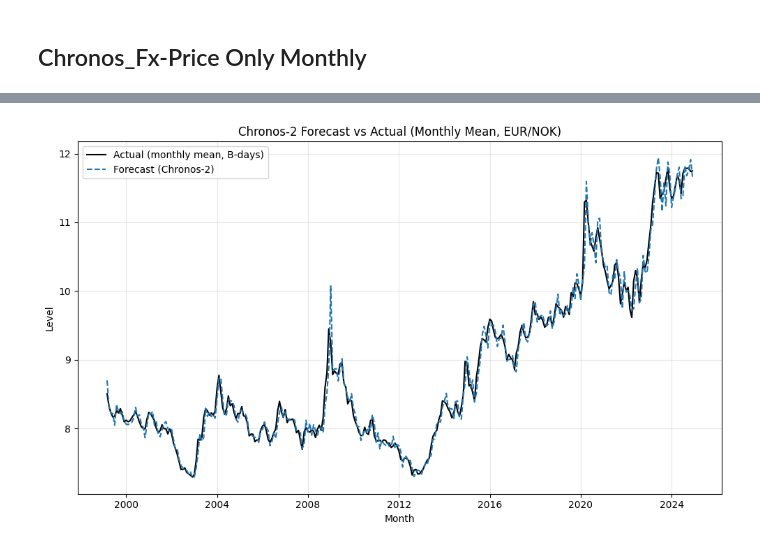
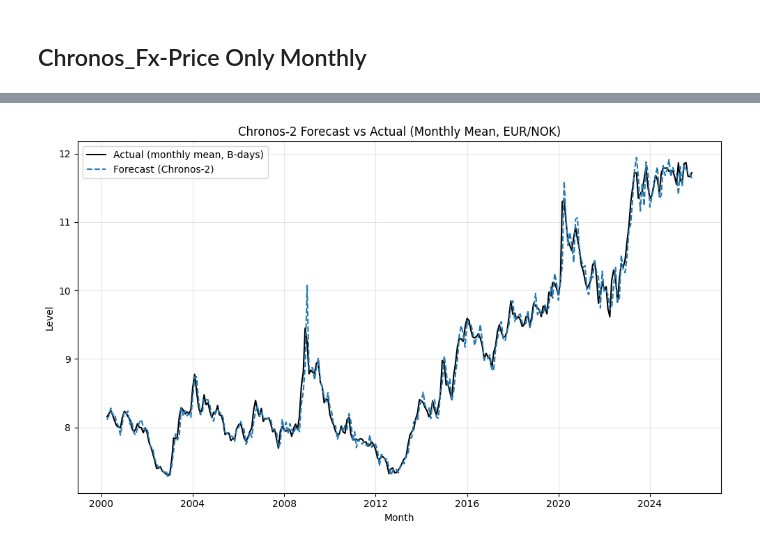
Before and after one commit to bredeespelid/Chronos_FX, a Jupyter notebook: src/ChronosPriceMonthly.ipynb, the cells around one changed output, grey strips where cells are left out. Drawn from its saved outputs; the diff is of its cells as text; code cells hidden in the pictures.

```diff
--- a/src/ChronosPriceMonthly.ipynb
+++ b/src/ChronosPriceMonthly.ipynb
@@ -11,7 +11,7 @@ pipeline = BaseChronosPipeline.from_pretrained("amazon/chronos-2", device_map="c
 # -*- coding: utf-8 -*-
 """
 Chronos-2 – EUR/NOK walk-forward (monthly, levels), point forecast only
-- Data: GitHub CSV (semicolon-separated; decimal comma), forward-filled to daily
+- Data: GitHub CSV (daily panel); bruker kun EUR_NOK-kolonnen
 - Cut: last business day of previous month
 - Forecast: next calendar month at daily frequency -> aggregate to monthly mean over business days
 - Metrics: Observations, RMSE, MAE, Directional accuracy
@@ -22,7 +22,7 @@ Chronos-2 – EUR/NOK walk-forward (monthly, levels), point forecast only
 from __future__ import annotations
 import io, time, math
 from dataclasses import dataclass
-from typing import Optional, Tuple, Dict, List, Callable
+from typing import Optional, Tuple, Dict, Callable
 
 import numpy as np
 import pandas as pd
@@ -38,7 +38,11 @@ from chronos import BaseChronosPipeline  # from chronos-forecasting>=2.0
 # -----------------------------
 @dataclass
 class Config:
-    url: str = "https://raw.githubusercontent.com/bredeespelid/Data_MasterOppgave/refs/heads/main/EURNOK/EUR_NOK_NorgesBank.csv"
+    # Endret til all-variables-lenken (daily panel)
+    url: str = (
+        "https://raw.githubusercontent.com/bredeespelid/"
+        "Data_MasterOppgave/refs/heads/main/Variables/All_Variables/variables_daily.csv"
+    )
     m_freq: str = "M"         # monthly evaluation
     min_hist_days: int = 40
     max_context: int = 2048
@@ -50,6 +54,7 @@ class Config:
     fig_pdf: str = "Chronos2M.pdf"
 
 CFG = Config()
+TARGET_SERIES = "EUR_NOK"
 
 # -----------------------------
 # Download helper
@@ -75,35 +80,43 @@ def download_csv_text(url: str, retries: int, timeout: int) -> str:
 # -----------------------------
 def load_series(url: str) -> Tuple[pd.Series, pd.Series]:
     """
-    Load Norges Bank CSV (semicolon-separated; decimal comma) with columns TIME_PERIOD, OBS_VALUE.
+    Load daily wide CSV med kolonnen Date og EUR_NOK (samt andre serier).
+    Bruker kun EUR_NOK.
+
     Returns:
-      S_b: business-day (B) with ffill (used for cuts and monthly ground truth)
-      S_d: daily (D) with ffill (model inputs and daily forecasts)
+      S_b: business-day (B) med ffill (brukes til cut og månedlig sannhet)
+      S_d: daily (D) med ffill (modellinput og daglige prognoser)
     """
     text = download_csv_text(url, CFG.retries, CFG.timeout)
-    raw = pd.read_csv(io.StringIO(text), sep=';', encoding='utf-8-sig', decimal=',')
+    raw = pd.read_csv(io.StringIO(text))
 
-    required_cols = {"TIME_PERIOD", "OBS_VALUE"}
+    required_cols = {"Date", TARGET_SERIES}
     missing = required_cols - set(raw.columns)
     if missing:
         raise ValueError(f"Missing columns in CSV: {missing}. Got: {list(raw.columns)}")
 
-    df = (raw[['TIME_PERIOD', 'OBS_VALUE']]
-          .rename(columns={'OBS_VALUE': 'EUR_NOK'})
-          .assign(TIME_PERIOD=lambda x: pd.to_datetime(x['TIME_PERIOD'], errors='coerce'))
-          .dropna(subset=['TIME_PERIOD', 'EUR_NOK'])
-          .sort_values('TIME_PERIOD')
-          .set_index('TIME_PERIOD'))
+    df = (
+        raw[list(required_cols)]
+        .rename(columns={"Date": "DATE"})
+        .assign(DATE=lambda x: pd.to_datetime(x["DATE"], errors="coerce"))
+        .dropna(subset=["DATE", TARGET_SERIES])
+        .sort_values("DATE")
+        .set_index("DATE")
+    )
+
+    df[TARGET_SERIES] = pd.to_numeric(df[TARGET_SERIES], errors="coerce")
+    df = df.dropna(subset=[TARGET_SERIES])
 
     # Business-day series (truth/aggregation base)
-    S_b = df['EUR_NOK'].asfreq('B').ffill().astype(float)
-    S_b.name = 'EUR_NOK'
+    S_b = df[TARGET_SERIES].asfreq("B").ffill().astype(float)
+    S_b.name = TARGET_SERIES
 
     # Daily series (model inputs / daily forecasts)
-    full_idx = pd.date_range(df.index.min(), df.index.max(), freq='D')
-    S_d = df['EUR_NOK'].reindex(full_idx).ffill().astype(float)
-    S_d.index.name = 'DATE'
-    S_d.name = 'EUR_NOK'
+    full_idx = pd.date_range(df.index.min(), df.index.max(), freq="D")
+    S_d = df[TARGET_SERIES].reindex(full_idx).ffill().astype(float)
+    S_d.index.name = "DATE"
+    S_d.name = TARGET_SERIES
+
     return S_b, S_d
 
 def last_trading_day(S_b: pd.Series, start: pd.Timestamp, end: pd.Timestamp) -> Optional[pd.Timestamp]:
@@ -122,7 +135,6 @@ def build_model_chronos2(max_context: int, horizon_len: int) -> Callable[[np.nda
     if not torch.cuda.is_available():
         raise SystemExit("CUDA not available. Install a CUDA build of PyTorch and a recent NVIDIA driver.")
 
-    # Notebook-konsistent init + halv presisjon for hastighet
     pipeline: BaseChronosPipeline = BaseChronosPipeline.from_pretrained(
         "amazon/chronos-2",
         device_map="cuda",
@@ -130,17 +142,14 @@ def build_model_chronos2(max_context: int, horizon_len: int) -> Callable[[np.nda
     )
 
     def _extract_median(pred: pd.DataFrame) -> np.ndarray:
-        # Notebook-skjema: ["item_id","timestamp","target_name","predictions","0.1","0.5","0.9"]
         if "timestamp" in pred.columns:
             pred = pred.sort_values("timestamp")
 
-        # Først: notebook-kolonner
         if "0.5" in pred.columns:
             return pred["0.5"].to_numpy()
         if "predictions" in pred.columns:
             return pred["predictions"].to_numpy()
 
-        # Fallback: tidligere/andre varianter
         if "quantile" in pred.columns and "forecast" in pred.columns:
             sel = pred.loc[pred["quantile"] == 0.5, "forecast"]
             if not sel.empty:
@@ -154,7 +163,6 @@ def build_model_chronos2(max_context: int, horizon_len: int) -> Callable[[np.nda
     def _forecast(x: np.ndarray, H: int) -> np.ndarray:
         ctx = np.asarray(x, dtype=float).ravel()[-max_context:]
 
-        # Notebook-defaults: item_id / timestamp / target
         ts = pd.date_range("2000-01-01", periods=len(ctx), freq="D")
         df = pd.DataFrame({"item_id": "series_1", "timestamp": ts, "target": ctx})
 
@@ -162,15 +170,12 @@ def build_model_chronos2(max_context: int, horizon_len: int) -> Callable[[np.nda
             pred = pipeline.predict_df(
                 df,
                 prediction_length=H,
-                quantile_levels=[0.5],  # kun median
-                # id/timestamp/target bruker notebook-defaults
+                quantile_levels=[0.5],
             )
         med = _extract_median(pred)
         return np.asarray(med, dtype=float)[:H]
 
     return _forecast
-
-
 
 # -----------------------------
 # Monthly walk-forward using Chronos-2
@@ -204,20 +209,17 @@ def walk_forward_chronos2_monthly(S_b: pd.Series, S_d: pd.Series, forecast_fn: C
             dropped[str(m)] = f"hist<{CFG.min_hist_days}"
             continue
 
-        # Business days inside target month
         idx_m_b = S_b.index[(S_b.index >= m_start) & (S_b.index <= m_end)]
         if idx_m_b.size < 1:
             dropped[str(m)] = "no_bdays_in_month"
             continue
         y_true = float(S_b.loc[idx_m_b].mean())
 
-        # Horizon = full calendar month length (inclusive)
         H = (m_end.date() - m_start.date()).days + 1
         if H <= 0 or H > CFG.max_horizon:
             dropped[str(m)] = f"horizon_invalid(H={H})"
             continue
 
-        # Context clipping and model forecast
         context = min(CFG.max_context, len(hist_d))
         x = hist_d.values[-context:]
         pf = forecast_fn(x, H)
@@ -225,11 +227,9 @@ def walk_forward_chronos2_monthly(S_b: pd.Series, S_d: pd.Series, forecast_fn: C
             dropped[str(m)] = f"horizon_short({pf.shape[0]})"
             continue
 
-        # Index daily forecast from cut+1 over H calendar days
-        f_idx = pd.date_range(cut + pd.Timedelta(days=1), periods=H, freq='D')
-        pred_daily = pd.Series(pf[:H], index=f_idx, name='point')
+        f_idx = pd.date_range(cut + pd.Timedelta(days=1), periods=H, freq="D")
+        pred_daily = pd.Series(pf[:H], index=f_idx, name="point")
 
-        # Aggregate forecast to business-day mean over the month
         pred_b = pred_daily.reindex(idx_m_b, method=None)
         if pred_b.isna().all():
             dropped[str(m)] = "no_overlap_pred_B_days"
@@ -238,7 +238,7 @@ def walk_forward_chronos2_monthly(S_b: pd.Series, S_d: pd.Series, forecast_fn: C
 
         rows[str(m)] = {"month": m, "cut": cut, "y_true": y_true, "y_pred": y_pred}
 
-    df = pd.DataFrame.from_dict(rows, orient='index')
+    df = pd.DataFrame.from_dict(rows, orient="index")
     if not df.empty:
         df = df.set_index("month").sort_index()
 
@@ -329,7 +329,7 @@ def dm_against_random_walk(eval_df: pd.DataFrame, loss: str = "mse", h: int = 1)
     print(f"p-value     : {p_val:.4f}" if np.isfinite(p_val) else "p-value     : nan")
 
 # -----------------------------
-# Plot (no bands) — matches TimesFM naming/titles
+# Plot (no bands)
 # -----------------------------
 def plot_monthly_simple(eval_df: pd.DataFrame, png_path: str, pdf_path: str):
     """Simple line plot: actual vs forecast (monthly mean)."""
@@ -340,9 +340,7 @@ def plot_monthly_simple(eval_df: pd.DataFrame, png_path: str, pdf_path: str):
     plt.figure(figsize=(10, 6))
     x = eval_df.index.to_timestamp() if isinstance(eval_df.index, pd.PeriodIndex) else eval_df.index
 
-    # Actual: black
     plt.plot(x, eval_df["y_true"], color="black", label="Actual (monthly mean, B-days)")
-    # Forecast: blue dashed
     plt.plot(x, eval_df["y_pred"], color="tab:blue", linestyle="--", label="Forecast (Chronos-2)")
 
     plt.title("Chronos-2 Forecast vs Actual (Monthly Mean, EUR/NOK)")
@@ -362,23 +360,18 @@ def plot_monthly_simple(eval_df: pd.DataFrame, png_path: str, pdf_path: str):
 # Main
 # -----------------------------
 def main():
-    # 1) Data
     S_b, S_d = load_series(CFG.url)
     if CFG.verbose:
         print(f"Data (B): {S_b.index.min().date()} → {S_b.index.max().date()} | n={len(S_b)}")
         print(f"Data (D): {S_d.index.min().date()} → {S_d.index.max().date()} | n={len(S_d)}")
 
-    # 2) Model (Chronos-2) and forecast wrapper
     forecast_fn = build_model_chronos2(max_context=CFG.max_context, horizon_len=min(CFG.max_horizon, 64))
 
-    # 3) Monthly walk-forward and evaluation
     df_eval = walk_forward_chronos2_monthly(S_b, S_d, forecast_fn)
     eval_df = evaluate(df_eval)
 
-    # 4) Diebold–Mariano vs Random Walk (MSE; h=1)
     dm_against_random_walk(eval_df, loss="mse", h=1)
 
-    # 5) Plot
     plot_monthly_simple(eval_df, CFG.fig_png, CFG.fig_pdf)
 
 if __name__ == "__main__":
@@ -404 +399 @@ p-value     : 0.0531
-[figure, old version]
+[figure, new version]
```
Also changed, not shown: parts of 1 cell of this notebook.
